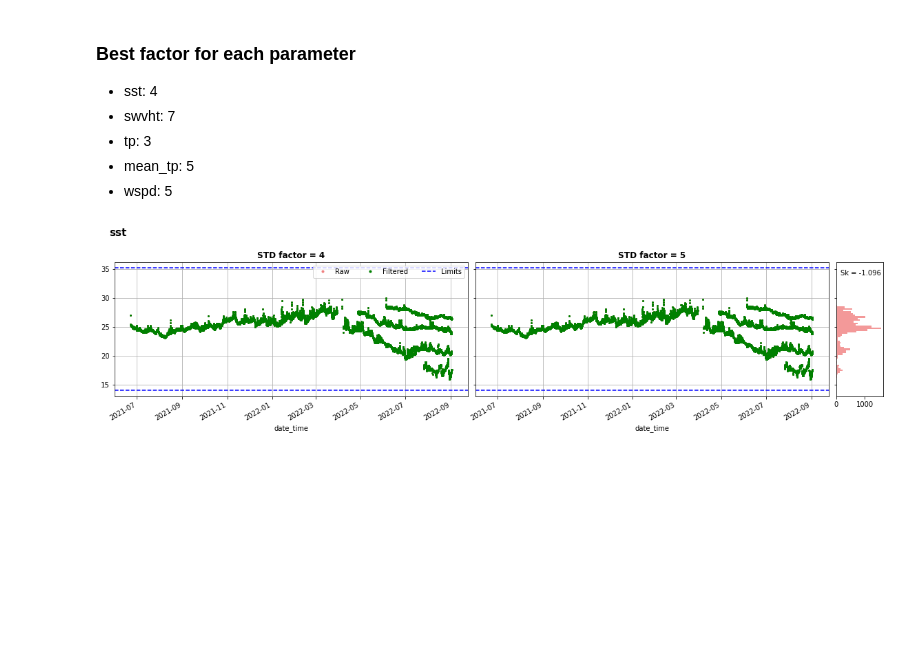
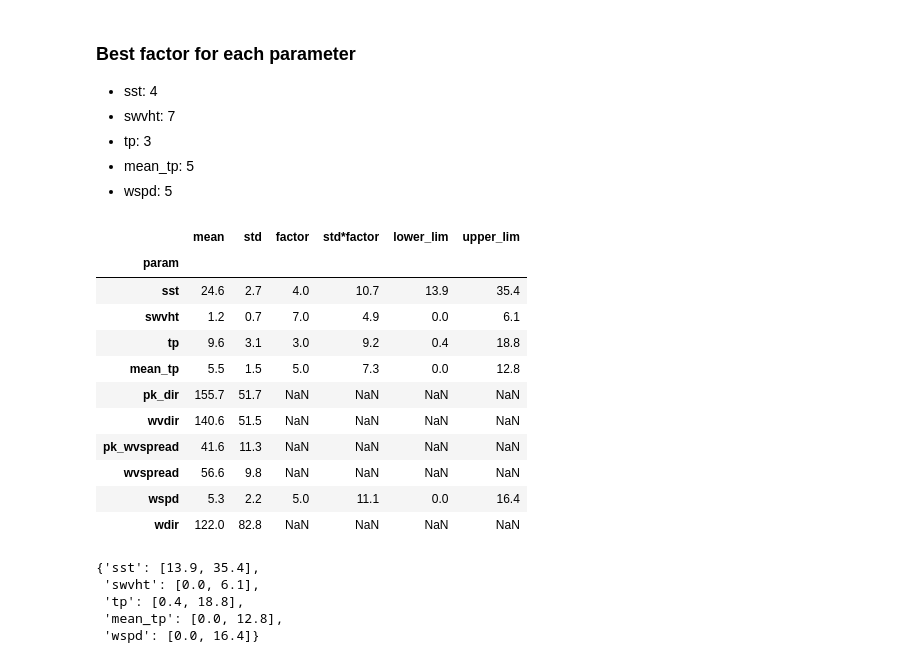
Before and after one commit to PNBOIA-Brasil/pnboia_qc, a Jupyter notebook: notebooks/limits_generation/spotter_qc.ipynb, the cells around one changed output. Drawn from its saved outputs; the diff is of its cells as text; code cells hidden in the pictures; blank space fills up the shorter version.

Commit message:
factors by parameters using a dictionary

```diff
--- a/notebooks/limits_generation/spotter_qc.ipynb
+++ b/notebooks/limits_generation/spotter_qc.ipynb
@@ -363,9 +366,17 @@ plot_comparison(factor1=4,
 - wspd: 5
 # %%
 # FACTOR 3
+# Factors per parameter
+factors = {'sst': 4, # factor 4
+            'tp': 3, # factor 3
+            'mean_tp': 5, # factor 5
+            'wspd': 5, # factor 5
+            'swvht': 7}
+
 # Generated lims
 spot_gen_lim_data = spot_filt.drop(columns=['buoy_id','id','lat','lon','sea_surface_id'])
-spot_out_lims_df_3 = gen_outlier_lim(spot_gen_lim_data, buoy_name=None, std_factor=3).round(1)
+spot_out_lims_df = gen_outlier_lim(data=spot_gen_lim_data,
+                                   std_factor=factors).round(1)
 
 # Generate lims dict
-spot_out_lims_dict_3 = manual_outlier_lims('santos', spot_out_lims_df_3)
+spot_out_lims_dict = manual_outlier_lims(spot_out_lims_df.dropna())
@@ -395,10 +383,23 @@ outlier_limits = {'sst': [14.0, 35.2], # factor 4
-# %%
-plot_comparison(factor1=4,
-                factor2=5,
-                data=spot_gen_lim_data,
-                limits=spotters_lims,
-                manual_limits=[outlier_limits,outlier_limits],
-                buoy=None,
-                parameter='sst')
-# %% [output]
-[figure, removed]
+# %%
+spot_out_lims_df
+# %% [output]
+|  | mean | std | factor | std*factor | lower_lim | upper_lim |
+| param |  |  |  |  |  |  |
+| sst | 24.6 | 2.7 | 4.0 | 10.7 | 13.9 | 35.4 |
+| swvht | 1.2 | 0.7 | 7.0 | 4.9 | 0.0 | 6.1 |
+| tp | 9.6 | 3.1 | 3.0 | 9.2 | 0.4 | 18.8 |
+| mean_tp | 5.5 | 1.5 | 5.0 | 7.3 | 0.0 | 12.8 |
+| pk_dir | 155.7 | 51.7 | NaN | NaN | NaN | NaN |
+| wvdir | 140.6 | 51.5 | NaN | NaN | NaN | NaN |
+| pk_wvspread | 41.6 | 11.3 | NaN | NaN | NaN | NaN |
+| wvspread | 56.6 | 9.8 | NaN | NaN | NaN | NaN |
+| wspd | 5.3 | 2.2 | 5.0 | 11.1 | 0.0 | 16.4 |
+| wdir | 122.0 | 82.8 | NaN | NaN | NaN | NaN |
+# %%
+spot_out_lims_dict
+# %% [output]
+{'sst': [13.9, 35.4],
+ 'swvht': [0.0, 6.1],
+ 'tp': [0.4, 18.8],
+ 'mean_tp': [0.0, 12.8],
+ 'wspd': [0.0, 16.4]}
```
Also changed, not shown: parts of 5 cells of this notebook, 1 other file.
